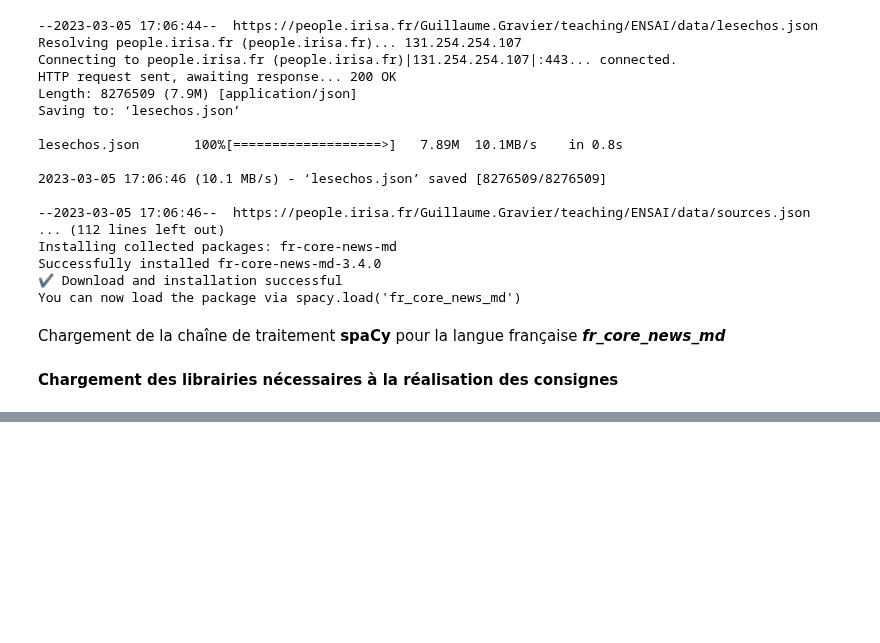
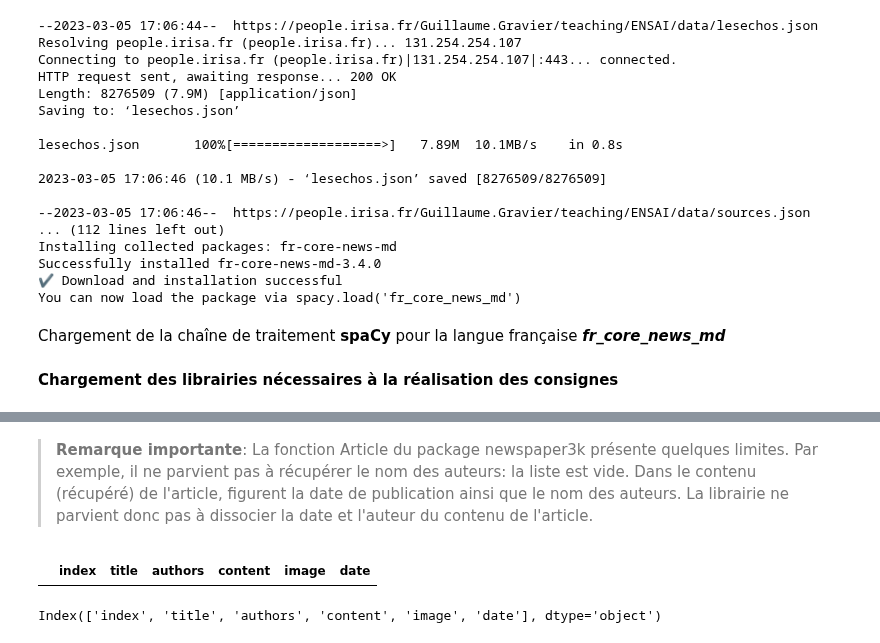
Before and after one commit to s-sawadogo/NLP-Web-Mining, a Jupyter notebook: NLP-Web-Mining.ipynb, the cells around one changed output, grey strips where cells are left out. Cells and saved outputs as stored; diff of their text form; code cells hidden in the pictures; blank space fills up the shorter version.

Commit message:
loading newspapers

```diff
--- a/NLP-Web-Mining.ipynb
+++ b/NLP-Web-Mining.ipynb
@@ -54,0 +278,14 @@ from urllib.parse import urlparse
+# %% [markdown]
+
+
+> **Remarque importante**: La fonction Article du package newspaper3k présente quelques limites. Par exemple, il ne parvient pas à récupérer le nom des auteurs: la liste est vide. Dans le contenu (récupéré) de l'article, figurent la date de publication ainsi que le nom des auteurs. La librairie ne parvient donc pas à dissocier la date et l'auteur du contenu de l'article.
+# %%
+# Création d'un dataframe vide pour récupérer les articles à l'intérieur
+data = pd.DataFrame(columns = ['index', 'title', 'authors', 'content', 'image', 'date'])
+data
+# %% [output]
+|  | index | title | authors | content | image | date |
+# %%
+data.columns
+# %% [output]
+Index(['index', 'title', 'authors', 'content', 'image', 'date'], dtype='object')
```
Also changed, not shown: parts of 15 cells of this notebook.
